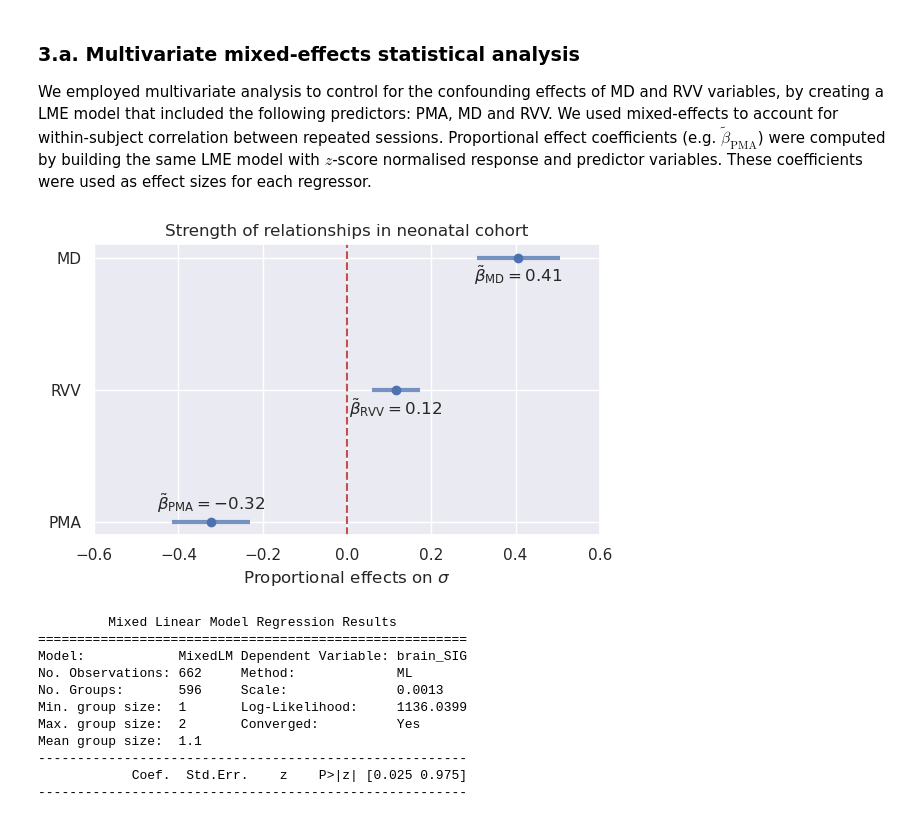
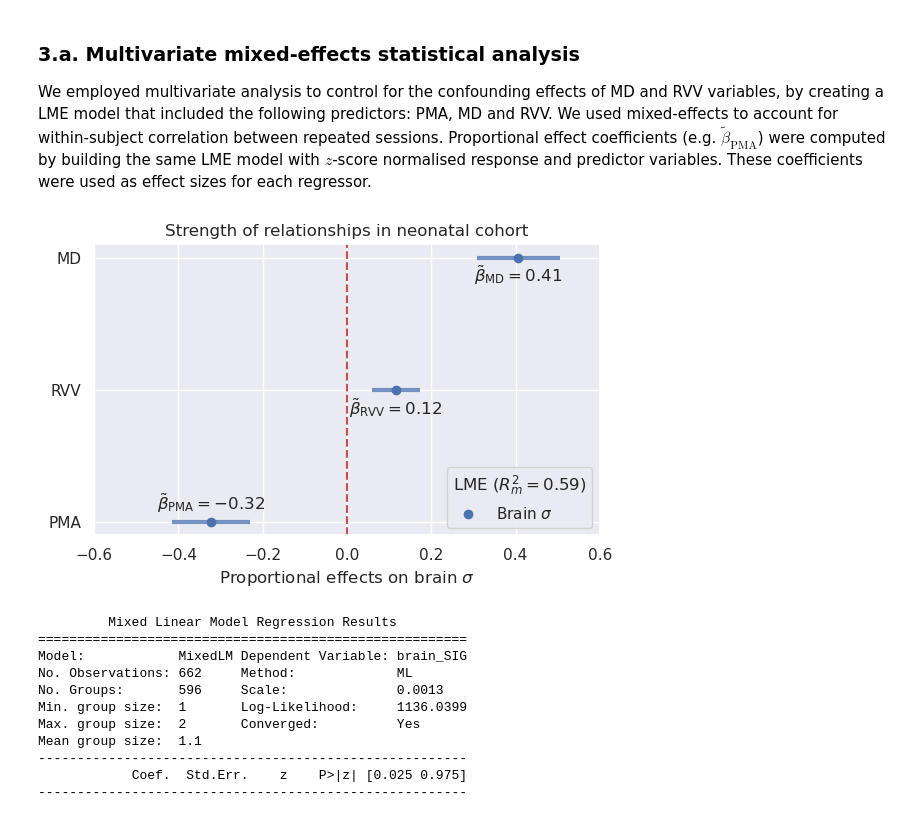
Before and after one commit to aboutill/nano-eptk, a Jupyter notebook: notebooks/experiments/stats_analysis_experiment3.ipynb, the cells around one changed output. Cells and saved outputs as stored; diff of their text form; code cells hidden in the pictures.

```diff
--- a/notebooks/experiments/stats_analysis_experiment3.ipynb
+++ b/notebooks/experiments/stats_analysis_experiment3.ipynb
@@ -153,7 +153,7 @@ fig, ax = plt.subplots(figsize=(6,4), dpi=100)
 ax.set_title("Strength of relationships in neonatal cohort")
 
 # Plot proportional effects
-ax.scatter(params, range(len(params)), color="b", zorder=2)
+ax.scatter(params, range(len(params)), color="b", zorder=2, label=r"Brain $\sigma$")
 
 # Iter over predictor
 for idx, ci in enumerate(lme_prop.conf_int().loc[params.index].iterrows()):
@@ -164,35 +164,39 @@ for idx, ci in enumerate(lme_prop.conf_int().loc[params.index].iterrows()):
     va = "top" if idx > 0 else "bottom"
     y = idx - 0.05 if idx > 0 else idx + 0.05
     a = rf"\tilde{{\beta}}_{{\mathregular{{{yticks[idx]}}}}}"
     ax.text(params[idx], y, f"${a} = {params[idx]:.2f}$", va=va, ha="center")
 
 # Add dashed line at 0.0
 plt.axline((0,0), (0,1), color="r", linestyle="--")
 
 # Axis labels and linits
 ax.set_yticks(range(len(params)), yticks)
-ax.set_xlabel(r"Proportional effects on $\sigma$")
+ax.set_xlabel(r"Proportional effects on brain $\sigma$")
 ax.set_xlim(xlim)
+
+# Legend
+leg = ax.legend(loc="lower right", title=f"LME ($R^2_m = {marginal_r2_prop:.2f}$)")
+leg._legend_box.align = "left"
 
 # Adjust layout
 fig.tight_layout()
 
 # Initialize directories
 for path in [summary_path, plot_path]:
     output_dir = os.path.dirname(path)
     os.makedirs(output_dir, exist_ok=True)
 
 # Save plot
 plt.savefig(plot_path, dpi=300, bbox_inches="tight")
 
 # Write summary
 with open(summary_path, "w") as fh:
     fh.write(lme.summary().as_text())
     fh.write(f"\nMarginal R² = {marginal_r2:.2f}, Conditional R² = {conditional_r2:.2f}\n\n")
     fh.write(lme_prop.summary().as_text())
     fh.write(f"\nMarginal R² = {marginal_r2_prop:.2f}, Conditional R² = {conditional_r2_prop:.2f}\n\n")
 # %% [output]
-[figure, old version]
+[figure, new version]
 # %%
 # Model summary
 f = open(summary_path, 'r')
```
Also changed, not shown: 16 other files.
